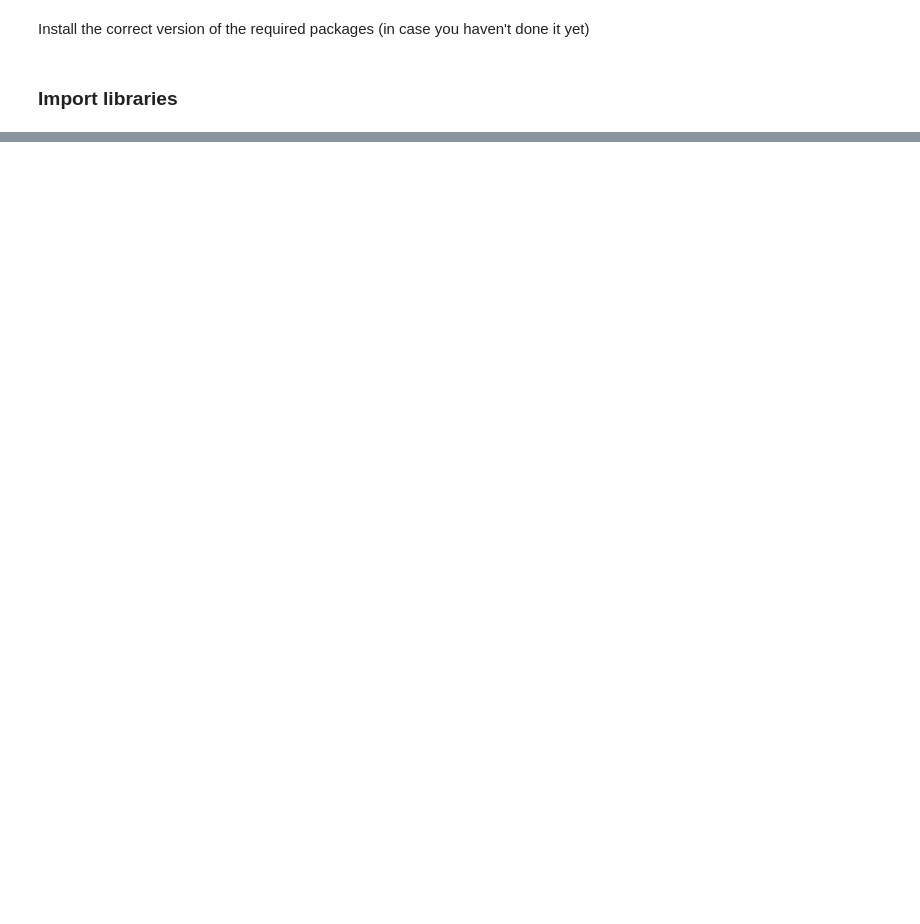
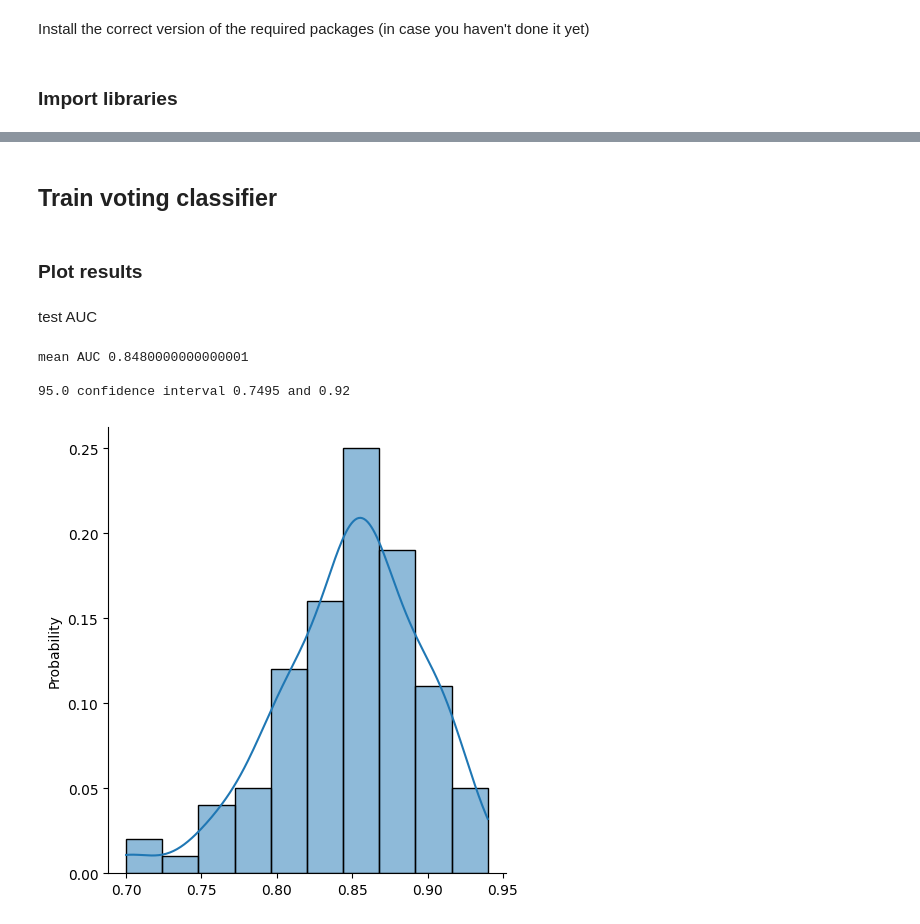
Before and after one commit to RADar-AZDelta/azd-radar-ai-lungcancerExplainableDecisionSupport, a Jupyter notebook: code/training.ipynb, the cells around one changed output, grey strips where cells are left out. Drawn from its saved outputs; the diff is of its cells as text; code cells hidden in the pictures; blank space fills up the shorter version.

```diff
--- a/code/training.ipynb
+++ b/code/training.ipynb
@@ -379,0 +317,2 @@ train_test_loop(df, "ensemble", loops=20, save=True)
+# %% [markdown]
+## Train voting classifier
@@ -379,0 +342,27 @@ train_test_loop(df, "ensemble", loops=20, save=True)
+# %% [markdown]
+### Plot results
+# %%
+df = pd.read_csv('../results/M_6weeks/ENS/trainingresults_allfeatures_calibrated.csv')
+test_aucs = df['test_auc'].tolist()
+test_accurs = df['test_accuracy'].tolist()
+test_precisions = df['test_precision'].tolist()
+test_recalls = df['test_recall'].tolist()
+test_f1scores = df['test_f1'].tolist()
+# %% [markdown]
+test AUC
+# %%
+test_aucs.sort()
+sns.displot(test_aucs, kde=True, stat='probability')
+# confidence intervals
+alpha = 0.95
+p = ((1.0-alpha)/2.0) * 100
+lower =  np.percentile(test_aucs, p)
+p = (alpha+((1.0-alpha)/2.0)) * 100
+upper =  np.percentile(test_aucs, p)
+print(f"mean AUC {np.mean(test_aucs)}")
+print(f"\n{alpha*100} confidence interval {lower} and {upper}")
+# %% [output]
+mean AUC 0.8480000000000001
+
+95.0 confidence interval 0.7495 and 0.92
+[figure, added]
```
Also changed, not shown: parts of 53 cells of this notebook, 32 other files.
